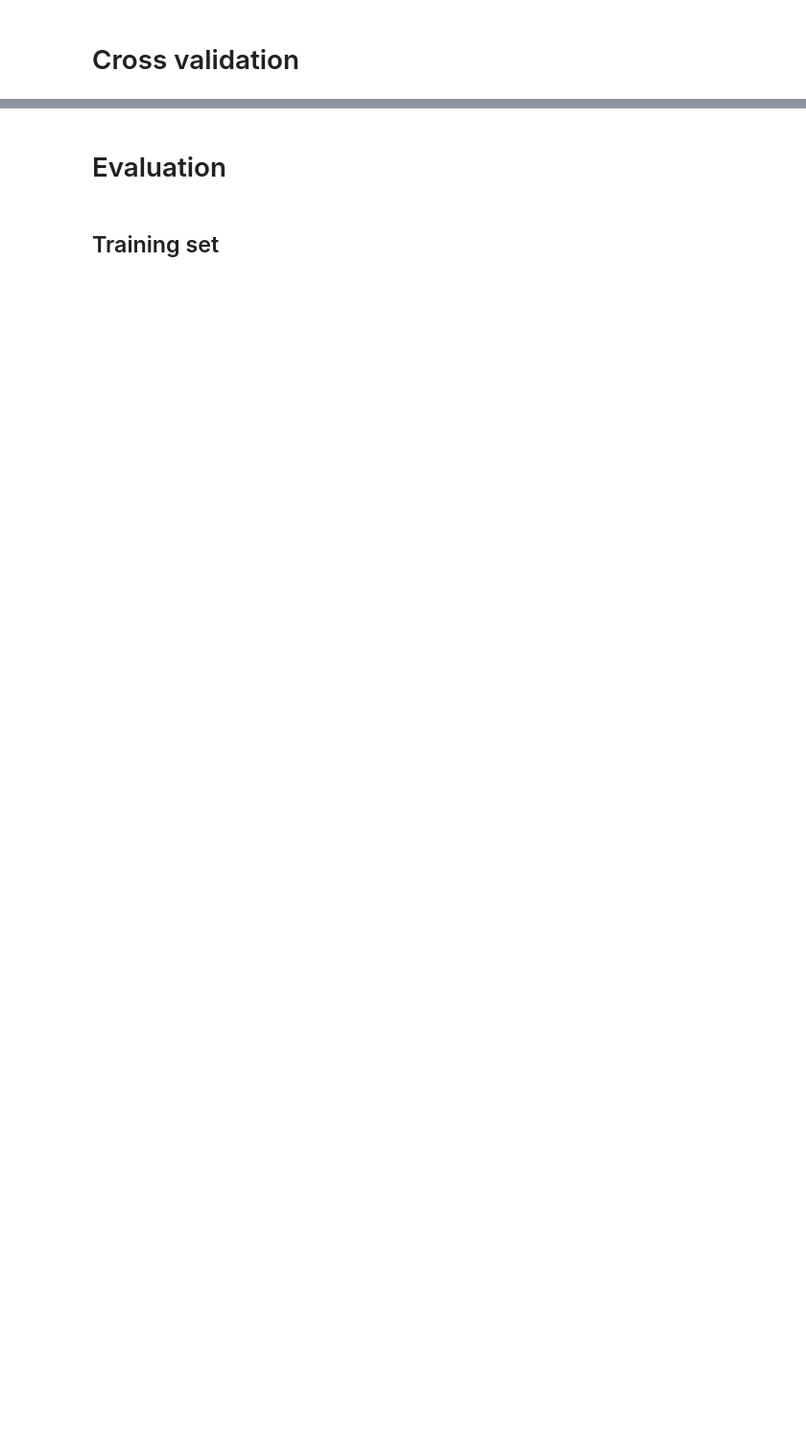
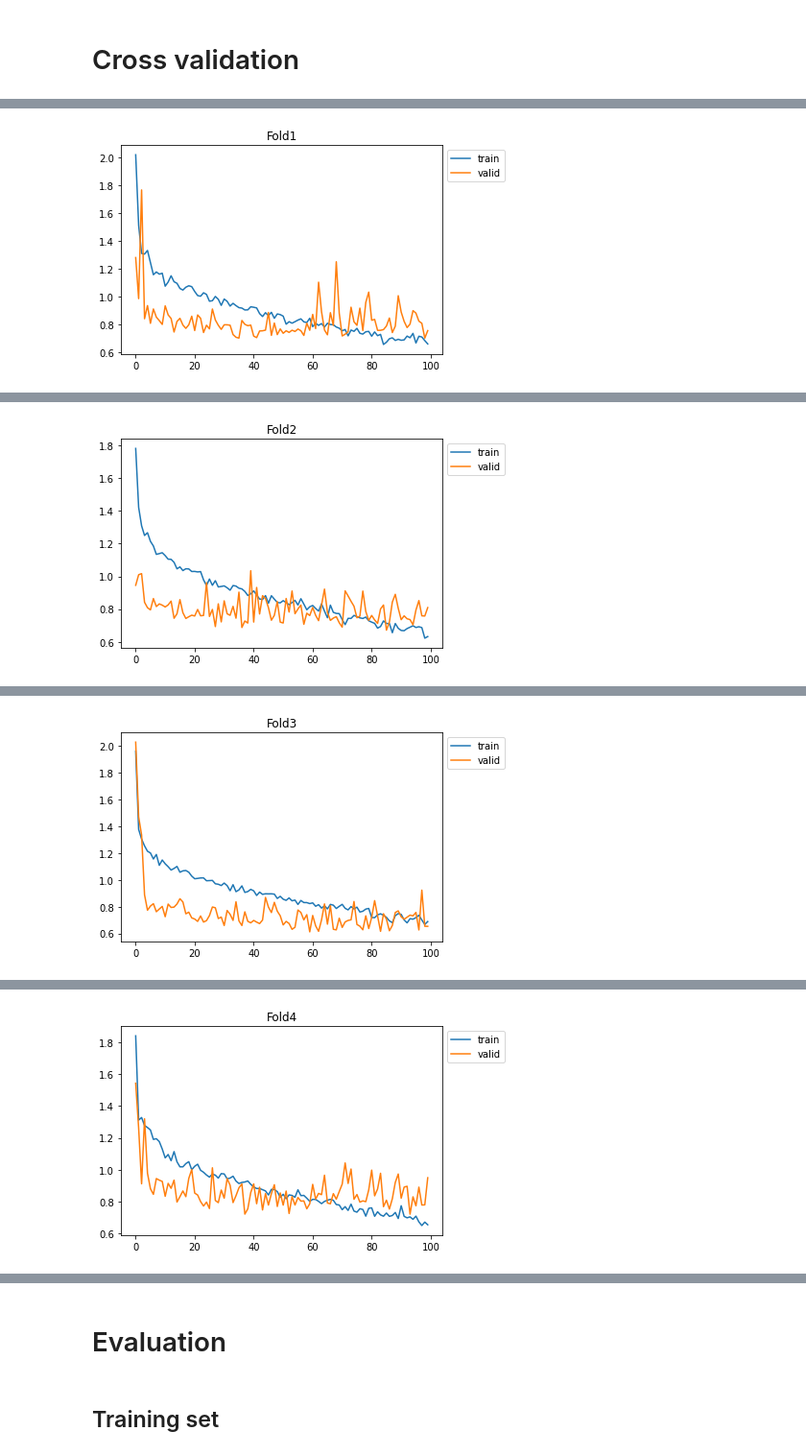
Before and after one commit to Quvotha/atmacup11, a Jupyter notebook: experiments/exp017.ipynb, the cells around one changed output, grey strips where cells are left out. Shown at 96% size. Cells and saved outputs as stored; diff of their text form; code cells hidden in the pictures; blank space fills up the shorter version.

```diff
--- a/experiments/exp017.ipynb
+++ b/experiments/exp017.ipynb
@@ -12,7 +29,7 @@ assert((TARGET, REGRESSION) in (('target', True), ('target', False), ('sorting_d
 # %%
 MODEL_NAME = 'inception'
 BATCH_SIZE = 128
-NUM_EPOCHS = 50
+NUM_EPOCHS = 100
 # %% [markdown]
 # Library
 # %%
@@ -54,0 +71,3 @@ patch_sklearn()
+# %%
+DEVICE = torch.device('cuda' if torch.cuda.is_available() else 'cpu')
+DEVICE
@@ -115,10 +179,13 @@ for i, (train_object_ids, valid_object_ids) in enumerate(zip(fold_object_ids[0],
     y_train = train.loc[train_object_ids, TARGET].values
     y_valid = train.loc[valid_object_ids, TARGET].values
 
+    torch.cuda.empty_cache()
+
     # Training
     logger.debug('Start training model ({:.3f} seconds passed)'.format(time.time() - SINCE))
     ## Prepare model
     model, input_size = initialize_model(MODEL_NAME)
+    model.to(DEVICE)
     ## Prepare transformers
     train_transformer = transforms.Compose([
         transforms.RandomResizedCrop(input_size),
@@ -142,7 +209,7 @@ for i, (train_object_ids, valid_object_ids) in enumerate(zip(fold_object_ids[0],
     }
     ## train estimator
     estimator, train_losses, valid_losses = train_model(
-        model, dataloaders, criterion=nn.MSELoss(), num_epochs=NUM_EPOCHS,
+        model, dataloaders, criterion=nn.MSELoss(), num_epochs=NUM_EPOCHS, device=DEVICE,
         optimizer=torch.optim.Adam(model.parameters()), log_func=logger.debug,
         is_inception=MODEL_NAME == 'inception')
     logger.debug('Complete training ({:.3f} seconds passed)'.format(time.time() - SINCE))
@@ -172,7 +239,9 @@ for i, (train_object_ids, valid_object_ids) in enumerate(zip(fold_object_ids[0],
             dataloader_ = DataLoader(dataset=dataset_, batch_size=BATCH_SIZE, shuffle=False,
                                      num_workers=os.cpu_count())
             # Prediction
-            predictions[fold_] = predict_by_model(estimator, dataloader_)
+            predictions[fold_] = predict_by_model(estimator, dataloader_, DEVICE)
+            logger.debug('Complete prediction for {} fold ({:.3f} seconds passed)' \
+                         .format(fold_, time.time() - SINCE))
         pred_train = pd.DataFrame(data=predictions['train'], columns=['pred'])
         pred_valid = pd.DataFrame(data=predictions['val'], columns=['pred'])
         pred_test = pd.DataFrame(data=predictions['test'], columns=['pred'])
@@ -222,3 +291,4 @@ for i, (train_object_ids, valid_object_ids) in enumerate(zip(fold_object_ids[0],
     gc.collect()
 
     logger.debug('Complete fold {} ({:.3f} seconds passed)'.format(num_fold, time.time() - SINCE))
+# %% [output]
@@ -224,0 +312 @@ for i, (train_object_ids, valid_object_ids) in enumerate(zip(fold_object_ids[0],
+[figure, added]
@@ -224,0 +330 @@ for i, (train_object_ids, valid_object_ids) in enumerate(zip(fold_object_ids[0],
+[figure, added]
@@ -224,0 +348 @@ for i, (train_object_ids, valid_object_ids) in enumerate(zip(fold_object_ids[0],
+[figure, added]
@@ -224,0 +366 @@ for i, (train_object_ids, valid_object_ids) in enumerate(zip(fold_object_ids[0],
+[figure, added]
```
Also changed, not shown: parts of 30 cells of this notebook, 3 other files.
